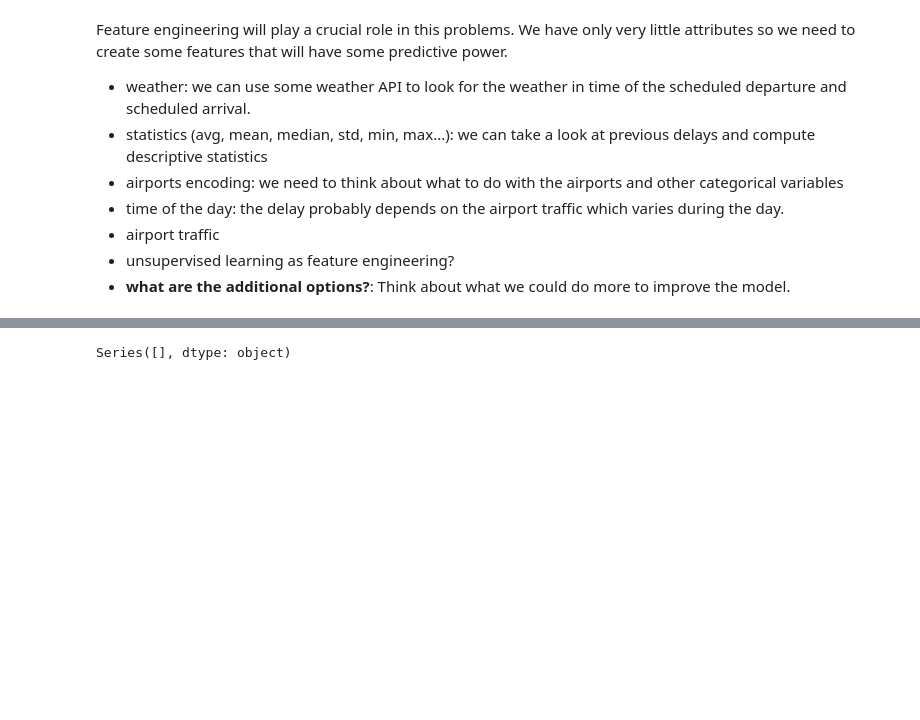
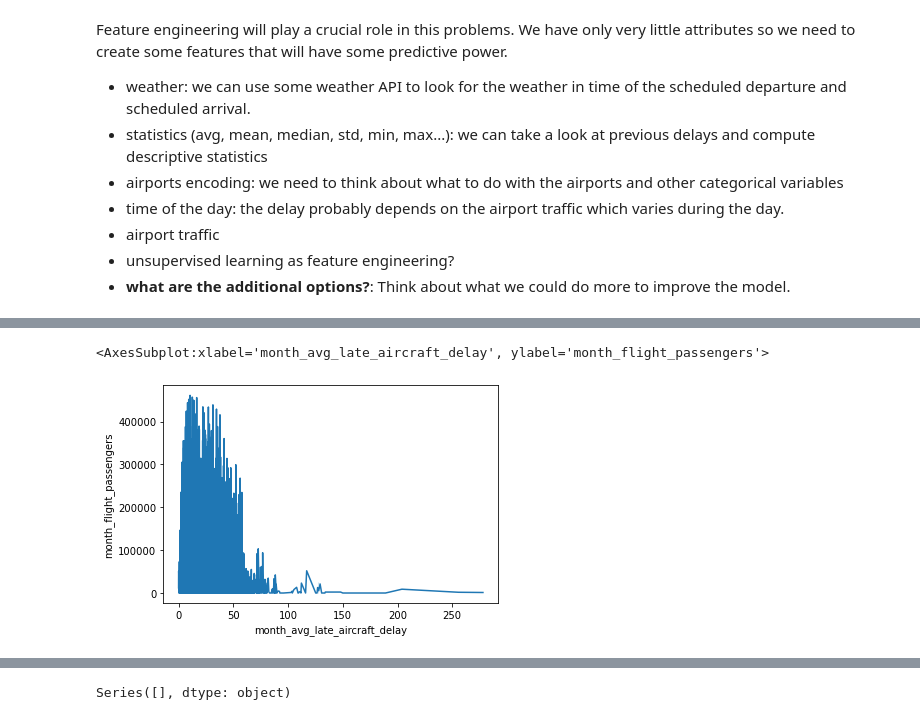
Before and after one commit to Zmek95/Flight_Delay_Predictor, a Jupyter notebook: modeling_aa.ipynb, the cells around one changed output, grey strips where cells are left out. Saved outputs shown, nothing was run; the diff lists cells and outputs as text; code cells hidden in the pictures; blank space fills up the shorter version.

```diff
--- a/modeling_aa.ipynb
+++ b/modeling_aa.ipynb
@@ -288,3 +394,8 @@ missing_data.head(30)
+# %%
+sns.lineplot(data=train, x="month_avg_late_aircraft_delay", y="month_flight_passengers")
+# %% [output]
+<AxesSubplot:xlabel='month_avg_late_aircraft_delay', ylabel='month_flight_passengers'>
+[figure, added]
 # %%
 train.dtypes[train.dtypes == 'object']
 # %% [output]
```
Also changed, not shown: parts of 30 cells of this notebook, 2 other files.
